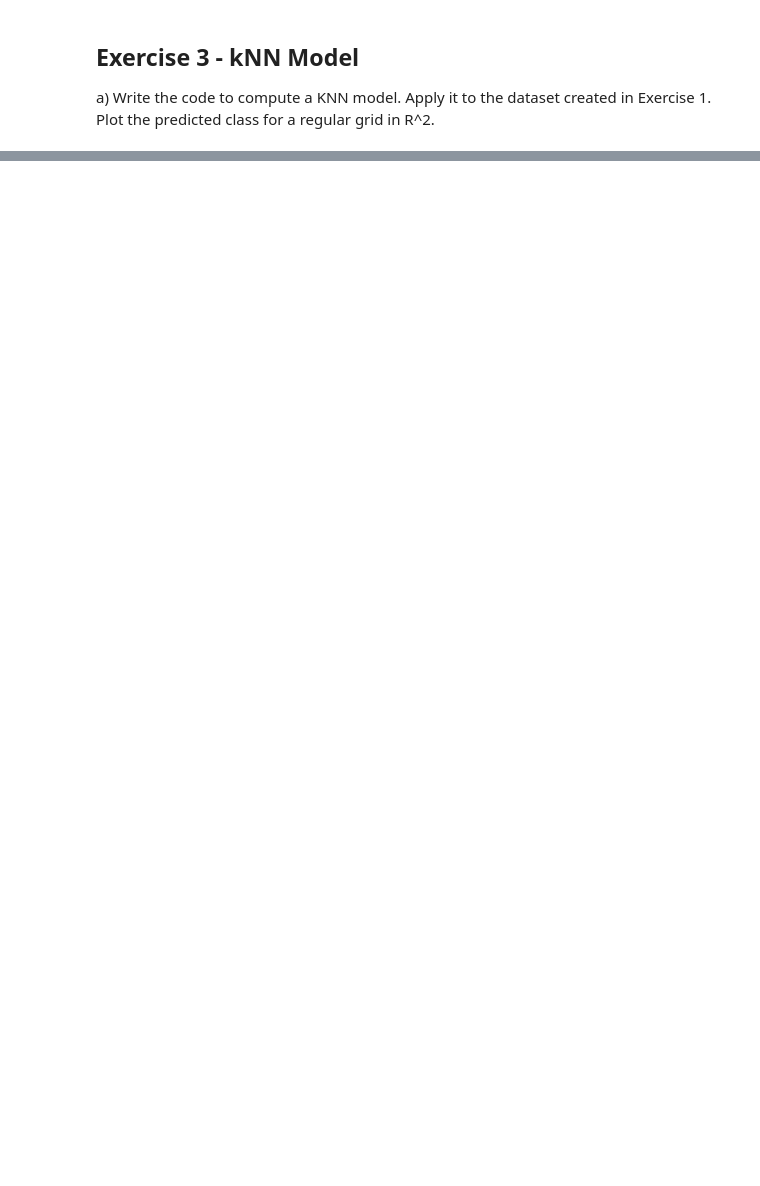
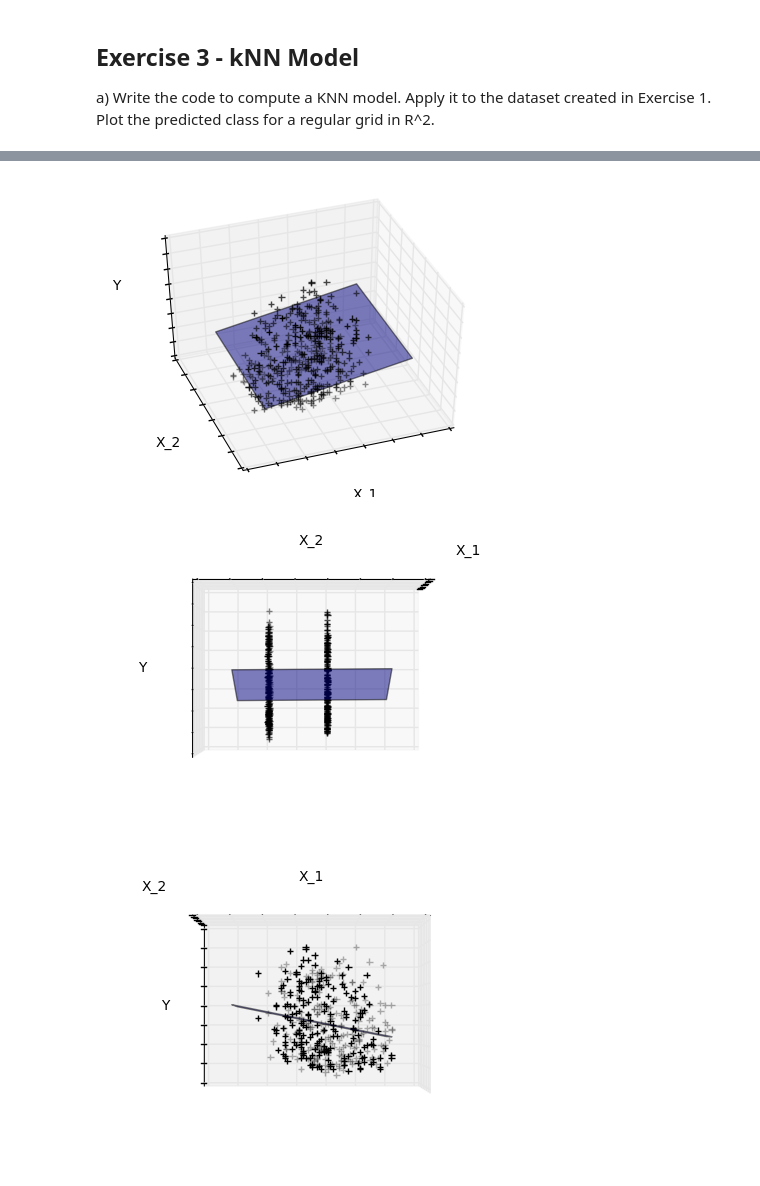
Before and after one commit to amanullahtariq/MLAlgorithm, a Jupyter notebook: Exercise1/Sheet1.ipynb, the cells around one changed output, grey strips where cells are left out. Saved outputs shown, nothing was run; the diff lists cells and outputs as text; code cells hidden in the pictures; blank space fills up the shorter version.

```diff
--- a/Exercise1/Sheet1.ipynb
+++ b/Exercise1/Sheet1.ipynb
@@ -188,0 +285,44 @@ plt.show()
+# %%
+def plot_figs(fig_num, elev, azim, X_train, clf):
+    fig = plt.figure(fig_num, figsize=(4, 3))
+    plt.clf()
+    ax = Axes3D(fig, elev=elev, azim=azim)
+
+    ax.scatter(X_train[:, 0], X_train[:, 1], y_train, c='k', marker='+')
+    ax.plot_surface(np.array([[-.1, -.1], [.15, .15]]),
+                    np.array([[-.1, .15], [-.1, .15]]),
+                    clf.predict(np.array([[-.1, -.1, .15, .15],
+                                          [-.1, .15, -.1, .15]]).T
+                                ).reshape((2, 2)),
+                    alpha=.5)
+    ax.set_xlabel('X_1')
+    ax.set_ylabel('X_2')
+    ax.set_zlabel('Y')
+    ax.w_xaxis.set_ticklabels([])
+    ax.w_yaxis.set_ticklabels([])
+    ax.w_zaxis.set_ticklabels([])
+
+#Generate the three different figures from different views
+elev = 43.5
+azim = -110
+plot_figs(1, elev, azim, X_train, ols)
+
+elev = -.5
+azim = 0
+plot_figs(2, elev, azim, X_train, ols)
+
+elev = -.5
+azim = 90
+plot_figs(3, elev, azim, X_train, ols)
+
+
+#elev = -.5
+#azim = 90
+#plot_figs(4, elev, azim, trainY, ols)
+
+
+plt.show()
+# %% [output]
+[figure, added]
+[figure, added]
+[figure, added]
```
Also changed, not shown: parts of 18 cells of this notebook, 1 other file.
